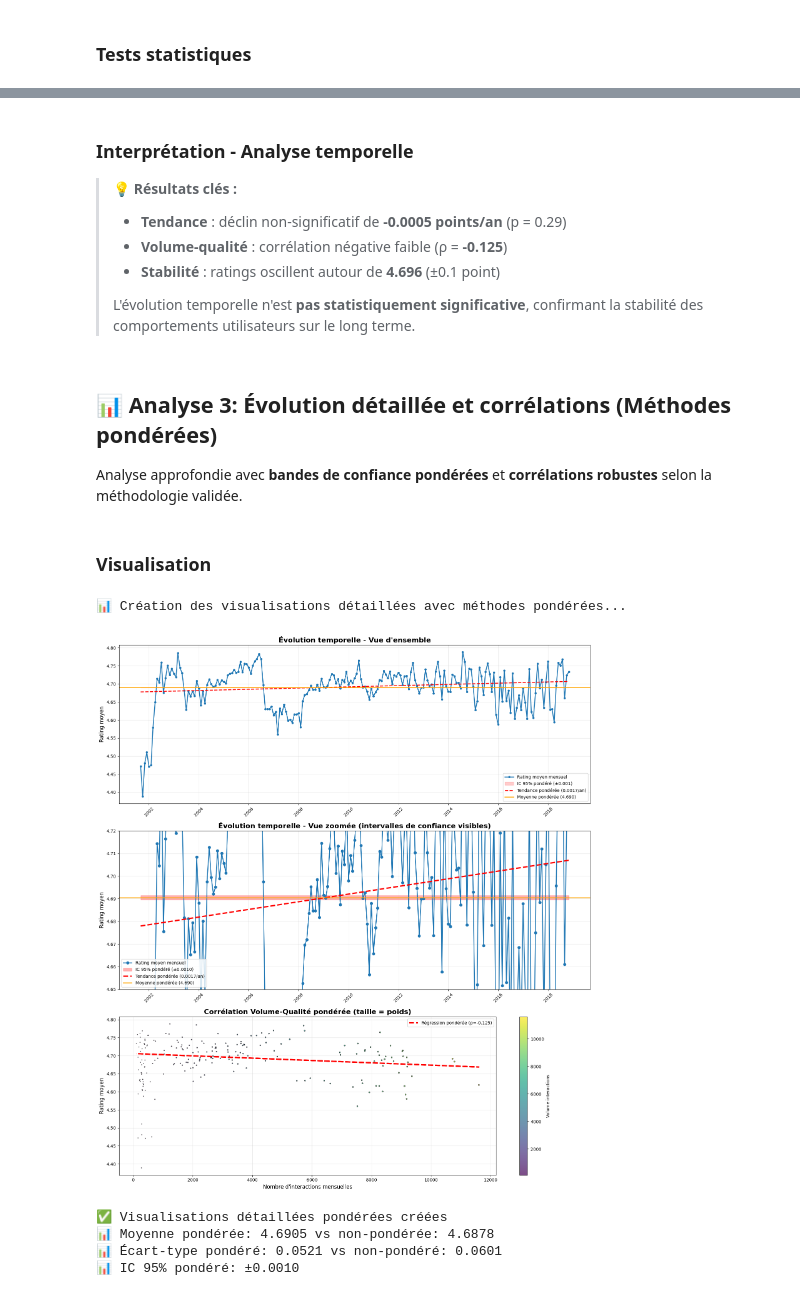
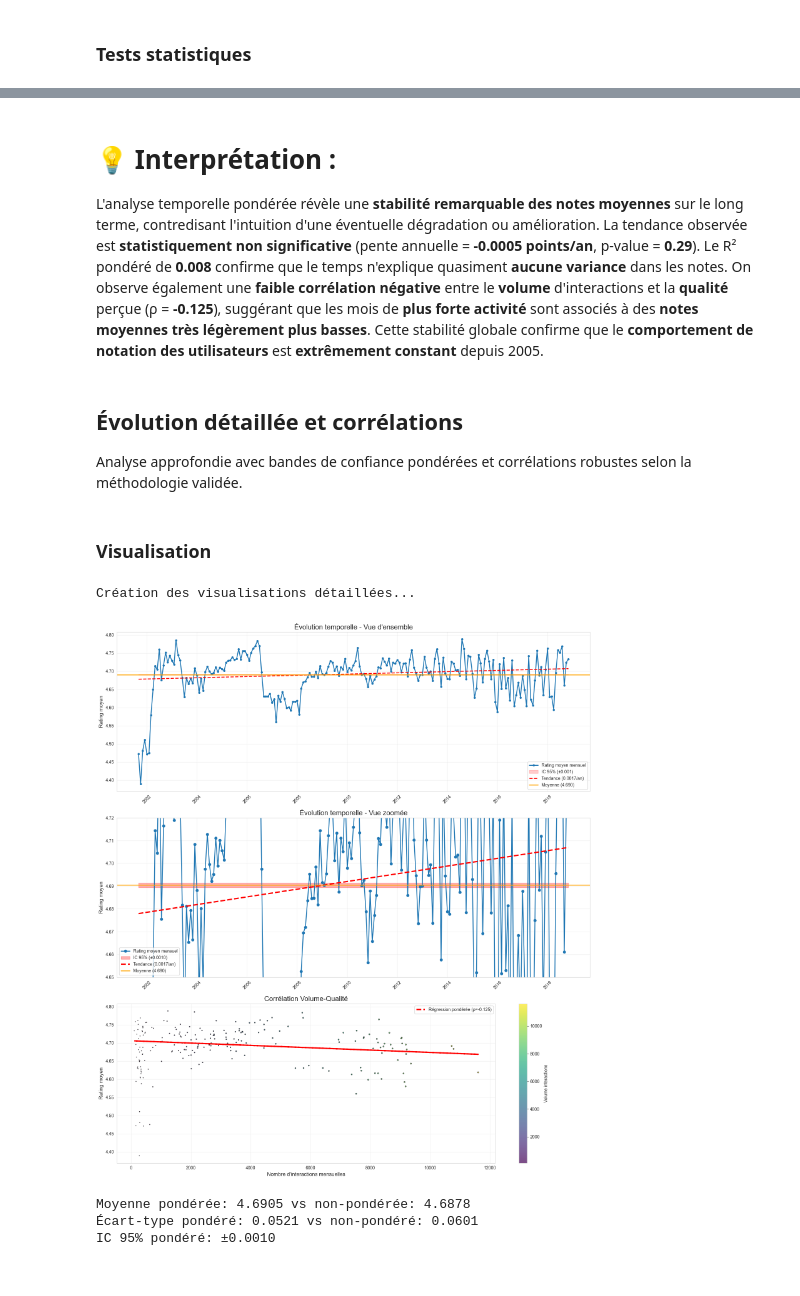
Before and after one commit to julienlafrance/backtothefuturekitchen, a Jupyter notebook: 00_eda/01_long_term/rating_ingredient/01_rating_analysis.ipynb, the cells around one changed output, grey strips where cells are left out. Cells and saved outputs as stored; diff of their text form; code cells hidden in the pictures.

```diff
--- a/00_eda/01_long_term/rating_ingredient/01_rating_analysis.ipynb
+++ b/00_eda/01_long_term/rating_ingredient/01_rating_analysis.ipynb
@@ -451,119 +426,113 @@ print("\n" + "=" * 60)
 
 ============================================================
 # %% [markdown]
-### Interprétation - Analyse temporelle
-
-> **💡 Résultats clés :**
->
-> - **Tendance** : déclin non-significatif de **-0.0005 points/an** (p = 0.29)
-> - **Volume-qualité** : corrélation négative faible (ρ = **-0.125**)
-> - **Stabilité** : ratings oscillent autour de **4.696** (±0.1 point)
->
-> L'évolution temporelle n'est **pas statistiquement significative**, confirmant la stabilité des comportements utilisateurs sur le long terme.
+# 💡 Interprétation :
+L'analyse temporelle pondérée révèle une **stabilité remarquable des notes moyennes** sur le long terme, contredisant l'intuition d'une éventuelle dégradation ou amélioration.
+La tendance observée est **statistiquement non significative** (pente annuelle = **-0.0005 points/an**, p-value = **0.29**). Le R² pondéré de **0.008** confirme que le temps n'explique quasiment **aucune variance** dans les notes.
+On observe également une **faible corrélation négative** entre le **volume** d'interactions et la **qualité** perçue (ρ = **-0.125**), suggérant que les mois de **plus forte activité** sont associés à des **notes moyennes très légèrement plus basses**.
+Cette stabilité globale confirme que le **comportement de notation des utilisateurs** est **extrêmement constant** depuis 2005.
 # %% [markdown]
-## 📊 Analyse 3: Évolution détaillée et corrélations (Méthodes pondérées)
+## Évolution détaillée et corrélations
 
-Analyse approfondie avec **bandes de confiance pondérées** et **corrélations robustes** selon la méthodologie validée.
+Analyse approfondie avec bandes de confiance pondérées et corrélations robustes selon la méthodologie validée.
 # %% [markdown]
 ### Visualisation
 # %%
-# Analyse détaillée avec bandes de confiance pondérées
-print("📊 Création des visualisations détaillées avec méthodes pondérées...")
+# Analyse détaillée avec bandes de confiance
+print("Création des visualisations détaillées...")
 
 # Calcul des bandes de confiance pondérées
 mean_rating_weighted = np.average(monthly_df['mean_rating'], weights=weights)
 std_rating_weighted = np.sqrt(np.average((monthly_df['mean_rating'] - mean_rating_weighted)**2, weights=weights))
 
-# Calcul des intervalles de confiance pondérés (bootstrap approximation)
+# Calcul des intervalles de confiance
 upper_bound_weighted = mean_rating_weighted + 1.96 * std_rating_weighted / np.sqrt(np.sum(weights))
 lower_bound_weighted = mean_rating_weighted - 1.96 * std_rating_weighted / np.sqrt(np.sum(weights))
 
-# Visualisation en 3 graphiques spécialisés
+# Visualisation en 3 graphiques
 fig, (ax1, ax2, ax3) = plt.subplots(3, 1, figsize=(16, 18))
 
 # 1. Évolution ratings - Vue d'ensemble
 ax1.plot(monthly_df['date'], monthly_df['mean_rating'], 'o-',
         color='#1f77b4', linewidth=2, markersize=4, label='Rating moyen mensuel')
 
-# Bandes de confiance pondérées
+# Bandes de confiance
 ax1.fill_between(monthly_df['date'],
                 lower_bound_weighted, upper_bound_weighted,
-                alpha=0.2, color='red', label=f'IC 95% pondéré (±{1.96 * std_rating_weighted / np.sqrt(np.sum(weights)):.3f})')
+                alpha=0.2, color='red', label=f'IC 95% (±{1.96 * std_rating_weighted / np.sqrt(np.sum(weights)):.3f})')
 
-# Ligne de tendance pondérée
+# Ligne de tendance
 trend_weighted_detailed = wls_trend_result.predict(sm.add_constant(np.arange(len(monthly_df))))
 ax1.plot(monthly_df['date'], trend_weighted_detailed, '--',
-         color='red', linewidth=2, label=f'Tendance pondérée ({wls_trend_result.params[1]*12:.4f}/an)')
+         color='red', linewidth=2, label=f'Tendance ({wls_trend_result.params[1]*12:.4f}/an)')
 
-# Ligne de moyenne pondérée
+# Ligne de moyenne
 ax1.axhline(y=mean_rating_weighted, color='orange', linestyle='-', linewidth=2,
-           label=f'Moyenne pondérée ({mean_rating_weighted:.3f})')
+           label=f'Moyenne ({mean_rating_weighted:.3f})')
 
-ax1.set_title('Évolution temporelle - Vue d\'ensemble', fontsize=16, fontweight='bold')
+ax1.set_title('Évolution temporelle - Vue d\'ensemble', fontsize=16)
 ax1.set_ylabel('Rating moyen', fontsize=12)
 ax1.grid(True, alpha=0.3)
 ax1.legend()
 ax1.tick_params(axis='x', rotation=45)
 
-# 2. Évolution ratings - Vue zoomée pour voir les intervalles de confiance
+# 2. Évolution ratings - Vue zoomée
 ax2.plot(monthly_df['date'], monthly_df['mean_rating'], 'o-',
         color='#1f77b4', linewidth=2, markersize=6, label='Rating moyen mensuel')
 
-# Bandes de confiance pondérées (plus visibles avec le zoom)
+# Bandes de confiance (plus visibles avec le zoom)
 ax2.fill_between(monthly_df['date'],
                 lower_bound_weighted, upper_bound_weighted,
-                alpha=0.3, color='red', label=f'IC 95% pondéré (±{1.96 * std_rating_weighted / np.sqrt(np.sum(weights)):.4f})')
+                alpha=0.3, color='red', label=f'IC 95% (±{1.96 * std_rating_weighted / np.sqrt(np.sum(weights)):.4f})')
 
-# Ligne de tendance pondérée
+# Ligne de tendance
 ax2.plot(monthly_df['date'], trend_weighted_detailed, '--',
-         color='red', linewidth=3, label=f'Tendance pondérée ({wls_trend_result.params[1]*12:.4f}/an)')
+         color='red', linewidth=3, label=f'Tendance ({wls_trend_result.params[1]*12:.4f}/an)')
 
-# Ligne de moyenne pondérée
+# Ligne de moyenne
 ax2.axhline(y=mean_rating_weighted, color='orange', linestyle='-', linewidth=2,
-           label=f'Moyenne pondérée ({mean_rating_weighted:.3f})')
+           label=f'Moyenne ({mean_rating_weighted:.3f})')
 
-ax2.set_title('Évolution temporelle - Vue zoomée (intervalles de confiance visibles)', fontsize=16, fontweight='bold')
+ax2.set_title('Évolution temporelle - Vue zoomée', fontsize=16)
 ax2.set_ylabel('Rating moyen', fontsize=12)
 ax2.set_ylim(4.65, 4.72)  # Zoom pour voir les intervalles de confiance
 ax2.grid(True, alpha=0.3)
 ax2.legend()
 ax2.tick_params(axis='x', rotation=45)
 
-# 3. Corrélation volume-qualité détaillée avec pondération
+# 3. Corrélation volume-qualité
 sizes_detailed = weights_normalized * 800
 colors = monthly_df['n_interactions']
 
 scatter = ax3.scatter(monthly_df['n_interactions'], monthly_df['mean_rating'],
                      s=sizes_detailed, c=colors, cmap='viridis',
                      alpha=0.7, edgecolors='black', linewidth=1)
 
-# Ligne de régression pondérée volume-qualité
+# Ligne de régression
 X_vol_detailed = sm.add_constant(monthly_df['n_interactions'])
 wls_vol_detailed = sm.WLS(monthly_df['mean_rating'], X_vol_detailed, weights=weights)
 wls_vol_detailed_result = wls_vol_detailed.fit()
 vol_pred_detailed = wls_vol_detailed_result.predict(X_vol_detailed)
 
 ax3.plot(monthly_df['n_interactions'], vol_pred_detailed, "r--", linewidth=3,
          label=f'Régression pondérée (ρ={vol_qual_weighted:.3f})')
 
-ax3.set_title('Corrélation Volume-Qualité pondérée (taille = poids)', fontsize=16, fontweight='bold')
+ax3.set_title('Corrélation Volume-Qualité', fontsize=16)
 ax3.set_xlabel('Nombre d\'interactions mensuelles', fontsize=12)
 ax3.set_ylabel('Rating moyen', fontsize=12)
 ax3.grid(True, alpha=0.3)
 ax3.legend()
 plt.colorbar(scatter, ax=ax3, label='Volume interactions')
 
 plt.tight_layout()
 plt.show()
 
-print("✅ Visualisations détaillées pondérées créées")
-print(f"📊 Moyenne pondérée: {mean_rating_weighted:.4f} vs non-pondérée: {np.mean(monthly_df['mean_rating']):.4f}")
-print(f"📊 Écart-type pondéré: {std_rating_weighted:.4f} vs non-pondéré: {np.std(monthly_df['mean_rating']):.4f}")
-print(f"📊 IC 95% pondéré: ±{1.96 * std_rating_weighted / np.sqrt(np.sum(weights)):.4f}")
+print(f"Moyenne pondérée: {mean_rating_weighted:.4f} vs non-pondérée: {np.mean(monthly_df['mean_rating']):.4f}")
+print(f"Écart-type pondéré: {std_rating_weighted:.4f} vs non-pondéré: {np.std(monthly_df['mean_rating']):.4f}")
+print(f"IC 95% pondéré: ±{1.96 * std_rating_weighted / np.sqrt(np.sum(weights)):.4f}")
 # %% [output]
-📊 Création des visualisations détaillées avec méthodes pondérées...
+Création des visualisations détaillées...
-[figure, old version]
+[figure, new version]
-✅ Visualisations détaillées pondérées créées
-📊 Moyenne pondérée: 4.6905 vs non-pondérée: 4.6878
-📊 Écart-type pondéré: 0.0521 vs non-pondéré: 0.0601
-📊 IC 95% pondéré: ±0.0010
+Moyenne pondérée: 4.6905 vs non-pondérée: 4.6878
+Écart-type pondéré: 0.0521 vs non-pondéré: 0.0601
+IC 95% pondéré: ±0.0010
```
Also changed, not shown: parts of 17 cells of this notebook, 1 other file.
